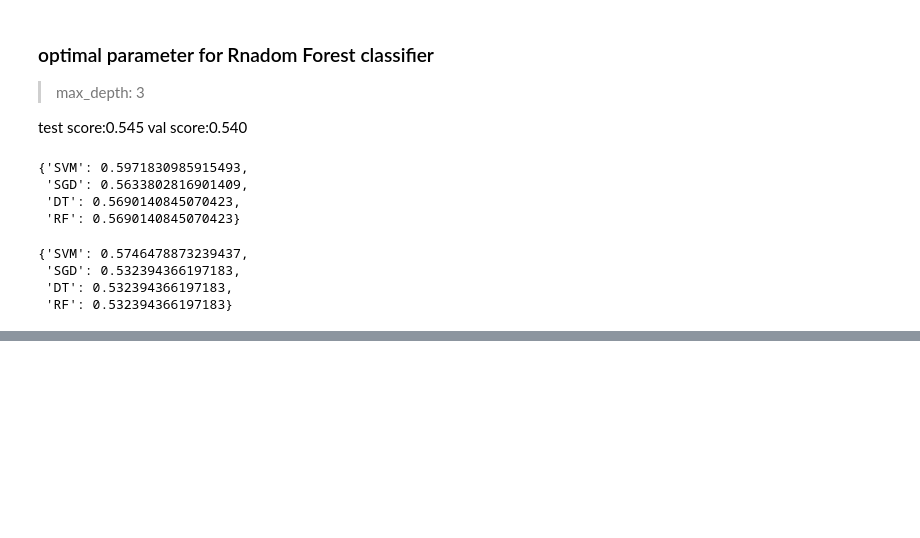
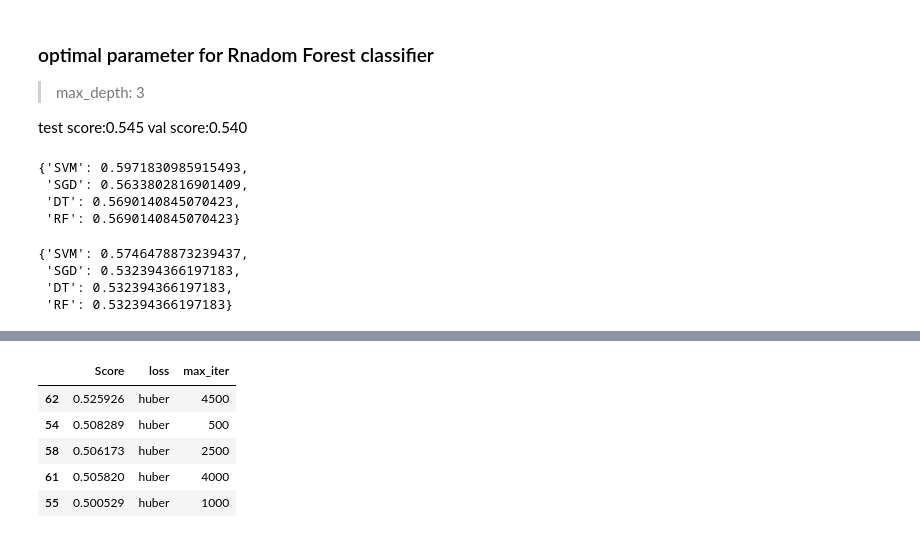
Before and after one commit to ho7221/ML_term_project, a Jupyter notebook: rhj_attempt_AIO.ipynb, the cells around one changed output, grey strips where cells are left out. Cells and saved outputs as stored; diff of their text form; code cells hidden in the pictures; blank space fills up the shorter version.

```diff
--- a/rhj_attempt_AIO.ipynb
+++ b/rhj_attempt_AIO.ipynb
@@ -502,0 +512,9 @@ FS_val_score
+# %%
+score_feature['SGD'].head()
+# %% [output]
+|  | Score | loss | max_iter |
+| 62 | 0.525926 | huber | 4500 |
+| 54 | 0.508289 | huber | 500 |
+| 58 | 0.506173 | huber | 2500 |
+| 61 | 0.505820 | huber | 4000 |
+| 55 | 0.500529 | huber | 1000 |
```
Also changed, not shown: parts of 7 cells of this notebook.
